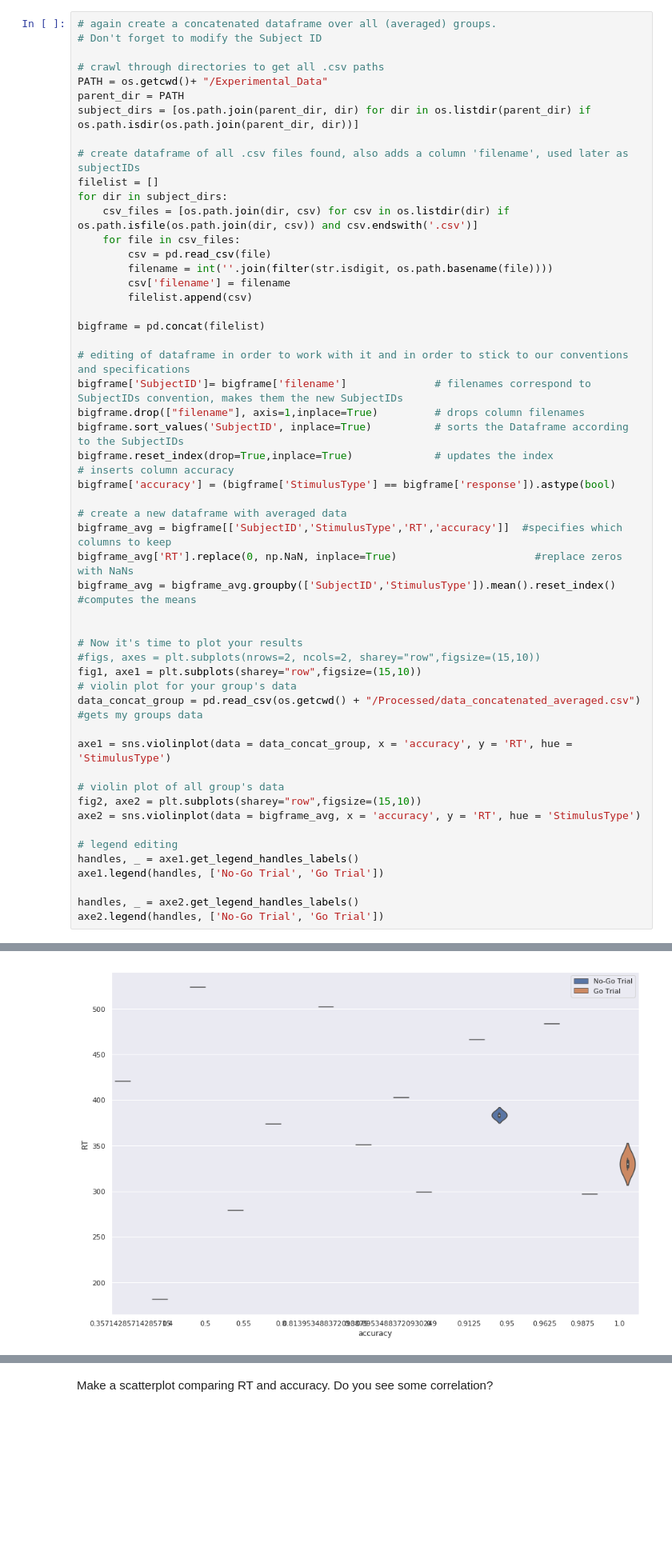
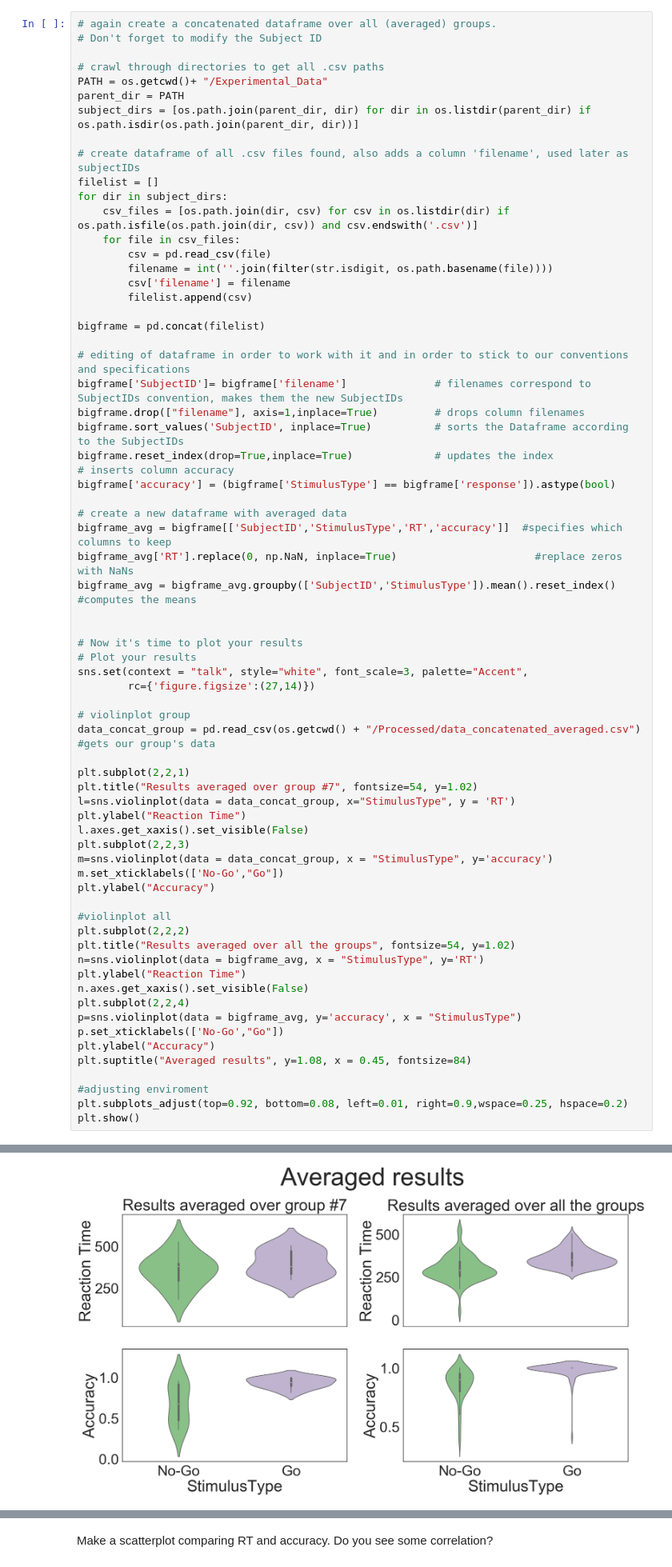
Before and after one commit to NBP-ACC/week-4-acc_7, a Jupyter notebook: sheet02.ipynb, the cells around one changed output, grey strips where cells are left out. Shown at 80% size. Saved outputs shown, nothing was run; the diff lists cells and outputs as text; blank space fills up the shorter version.

```diff
--- a/sheet02.ipynb
+++ b/sheet02.ipynb
@@ -230,21 +213,36 @@ bigframe_avg = bigframe_avg.groupby(['SubjectID','StimulusType']).mean().reset_i
 
 
 # Now it's time to plot your results
-#figs, axes = plt.subplots(nrows=2, ncols=2, sharey="row",figsize=(15,10))
-fig1, axe1 = plt.subplots(sharey="row",figsize=(15,10))
-# violin plot for your group's data
-data_concat_group = pd.read_csv(os.getcwd() + "/Processed/data_concatenated_averaged.csv") #gets my groups data
+# Plot your results
+sns.set(context = "talk", style="white", font_scale=3, palette="Accent",
+        rc={'figure.figsize':(27,14)})
 
-axe1 = sns.violinplot(data = data_concat_group, x = 'accuracy', y = 'RT', hue = 'StimulusType')
+# violinplot group
+data_concat_group = pd.read_csv(os.getcwd() + "/Processed/data_concatenated_averaged.csv") #gets our group's data
 
-# violin plot of all group's data
-fig2, axe2 = plt.subplots(sharey="row",figsize=(15,10))
-axe2 = sns.violinplot(data = bigframe_avg, x = 'accuracy', y = 'RT', hue = 'StimulusType')
+plt.subplot(2,2,1)
+plt.title("Results averaged over group #7", fontsize=54, y=1.02)
+l=sns.violinplot(data = data_concat_group, x="StimulusType", y = 'RT')
+plt.ylabel("Reaction Time")
+l.axes.get_xaxis().set_visible(False)
+plt.subplot(2,2,3)
+m=sns.violinplot(data = data_concat_group, x = "StimulusType", y='accuracy')
+m.set_xticklabels(['No-Go',"Go"])
+plt.ylabel("Accuracy")
 
-# legend editing
-handles, _ = axe1.get_legend_handles_labels()
-axe1.legend(handles, ['No-Go Trial', 'Go Trial'])
+#violinplot all
+plt.subplot(2,2,2)
+plt.title("Results averaged over all the groups", fontsize=54, y=1.02)
+n=sns.violinplot(data = bigframe_avg, x = "StimulusType", y='RT')
+plt.ylabel("Reaction Time")
+n.axes.get_xaxis().set_visible(False)
+plt.subplot(2,2,4)
+p=sns.violinplot(data = bigframe_avg, y='accuracy', x = "StimulusType")
+p.set_xticklabels(['No-Go',"Go"])
+plt.ylabel("Accuracy")
+plt.suptitle("Averaged results", y=1.08, x = 0.45, fontsize=84)
 
-handles, _ = axe2.get_legend_handles_labels()
-axe2.legend(handles, ['No-Go Trial', 'Go Trial'])
+#adjusting enviroment
+plt.subplots_adjust(top=0.92, bottom=0.08, left=0.01, right=0.9,wspace=0.25, hspace=0.2)
+plt.show()
 # %% [output]
@@ -252 +249 @@ axe2.legend(handles, ['No-Go Trial', 'Go Trial'])
-[figure, old version]
+[figure, new version]
```
Also changed, not shown: parts of 10 cells of this notebook.
